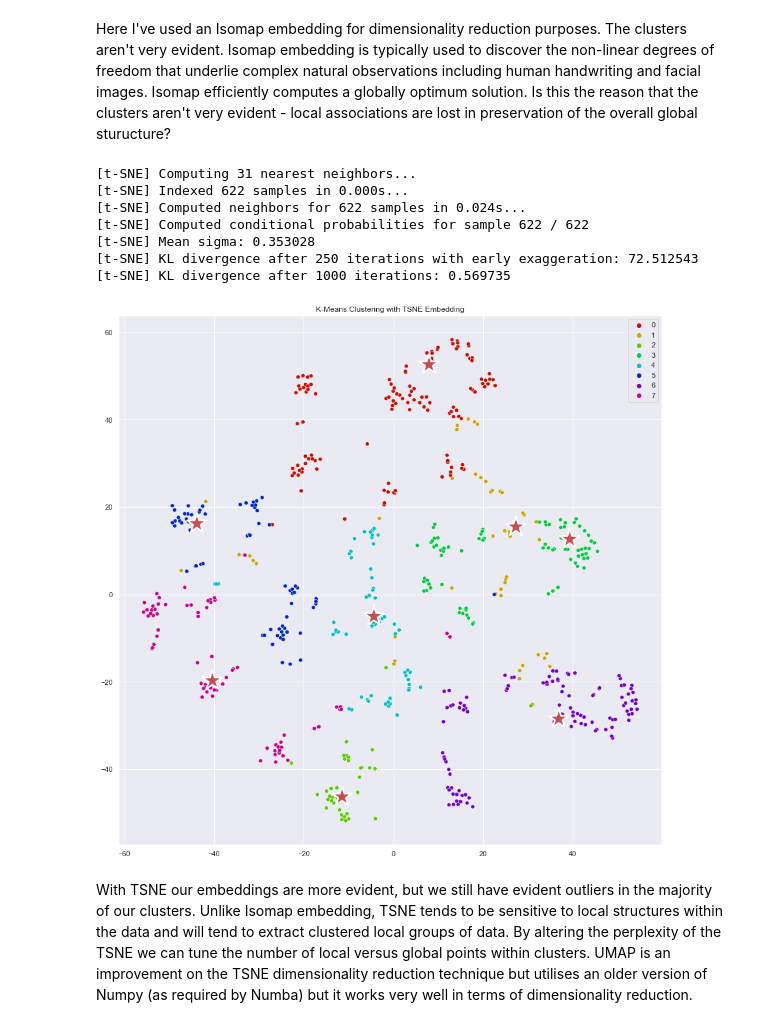
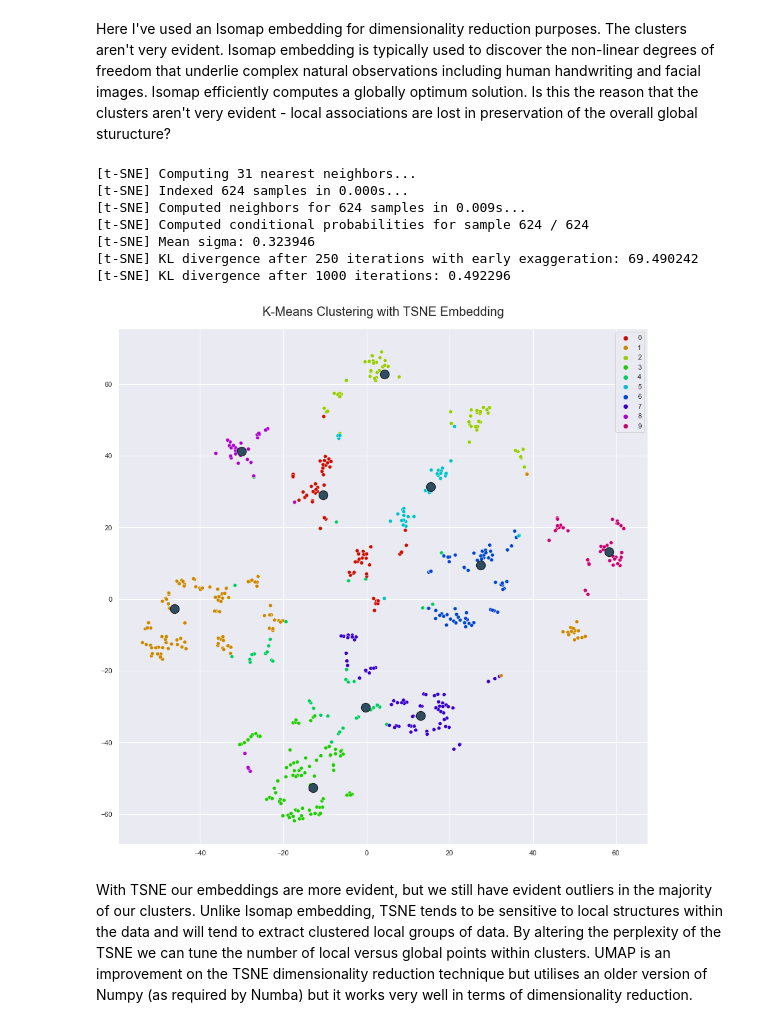
Before and after one commit to darren-king/Clustering_And_Manifold_Learning, a Jupyter notebook: etivity3.ipynb, the cells around one changed output. Cells and saved outputs as stored; diff of their text form; code cells hidden in the pictures.

```diff
--- a/etivity3.ipynb
+++ b/etivity3.ipynb
@@ -23,6 +24,7 @@ from sklearn.cluster import DBSCAN
 # Load in the dataset
 
 df = pd.read_csv("./loans_train_prepared-1.csv")
+df.drop(labels="Loan_Status_Y", axis=1, inplace=True)
 print(df.info())
 # %% [output]
 <class 'pandas.core.frame.DataFrame'>
@@ -133,6 +218,6 @@ On the bend/elbow we have the values 6,7,8,9 - each worth trying with different
 # %%
 # Define our model and fit our model to our data
-k = 8
+k = 10
 model = KMeans (n_clusters=k, init='k-means++', n_init=15, max_iter=200, random_state=42)
 model_data = model.fit(data)
 
@@ -175,22 +260,22 @@ embedded_data = embedded_data_and_centroids[:-k,:]
 embedded_centroids = embedded_data_and_centroids[-k:,:]
 # %% [output]
 [t-SNE] Computing 31 nearest neighbors...
-[t-SNE] Indexed 622 samples in 0.000s...
-[t-SNE] Computed neighbors for 622 samples in 0.024s...
-[t-SNE] Computed conditional probabilities for sample 622 / 622
-[t-SNE] Mean sigma: 0.353028
-[t-SNE] KL divergence after 250 iterations with early exaggeration: 72.512543
-[t-SNE] KL divergence after 1000 iterations: 0.569735
+[t-SNE] Indexed 624 samples in 0.000s...
+[t-SNE] Computed neighbors for 624 samples in 0.009s...
+[t-SNE] Computed conditional probabilities for sample 624 / 624
+[t-SNE] Mean sigma: 0.323946
+[t-SNE] KL divergence after 250 iterations with early exaggeration: 69.490242
+[t-SNE] KL divergence after 1000 iterations: 0.492296
 # %%
 # Graphing our output
 sns.set(rc={"figure.figsize":(15,15)})
 palette = sns.hls_palette(len(set(labels)), l=0.4, s=1.0)
 sns.scatterplot(x=embedded_data[:,0], y=embedded_data[:,1], hue=labels, legend='full', palette=palette)
-sns.scatterplot(x=embedded_centroids[:,0], y=embedded_centroids[:,1], color='r', s=1000, marker="*")
-plt.title("K-Means Clustering with TSNE Embedding")
+sns.scatterplot(x=embedded_centroids[:,0], y=embedded_centroids[:,1], color="#2f4d61", s=200, marker="o", alpha=1, edgecolor='k')
+plt.title("K-Means Clustering with TSNE Embedding", pad=20, fontdict={'fontsize':20})
 plt.show()
 # %% [output]
-[figure, old version]
+[figure, new version]
 # %% [markdown]
 With TSNE our embeddings are more evident, but we still have evident outliers in the majority of our clusters. Unlike Isomap embedding, TSNE tends to be sensitive to local structures within the data and will tend to extract clustered local groups of data. By altering the perplexity of the TSNE we can tune the number of local versus global points within clusters.  UMAP is an improvement on the TSNE dimensionality reduction technique but utilises an older version of Numpy (as required by Numba) but it works very well in terms of dimensionality reduction.
 # %%
```
Also changed, not shown: parts of 15 cells of this notebook.
